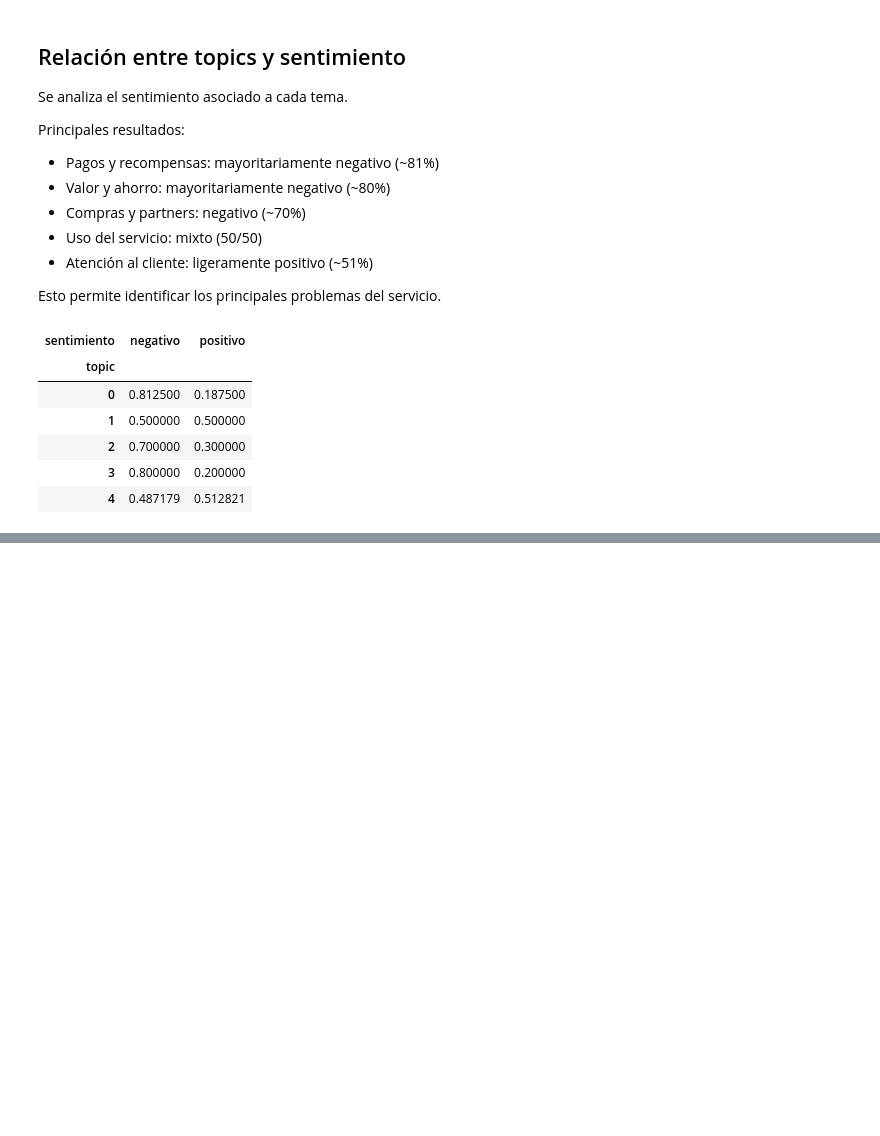
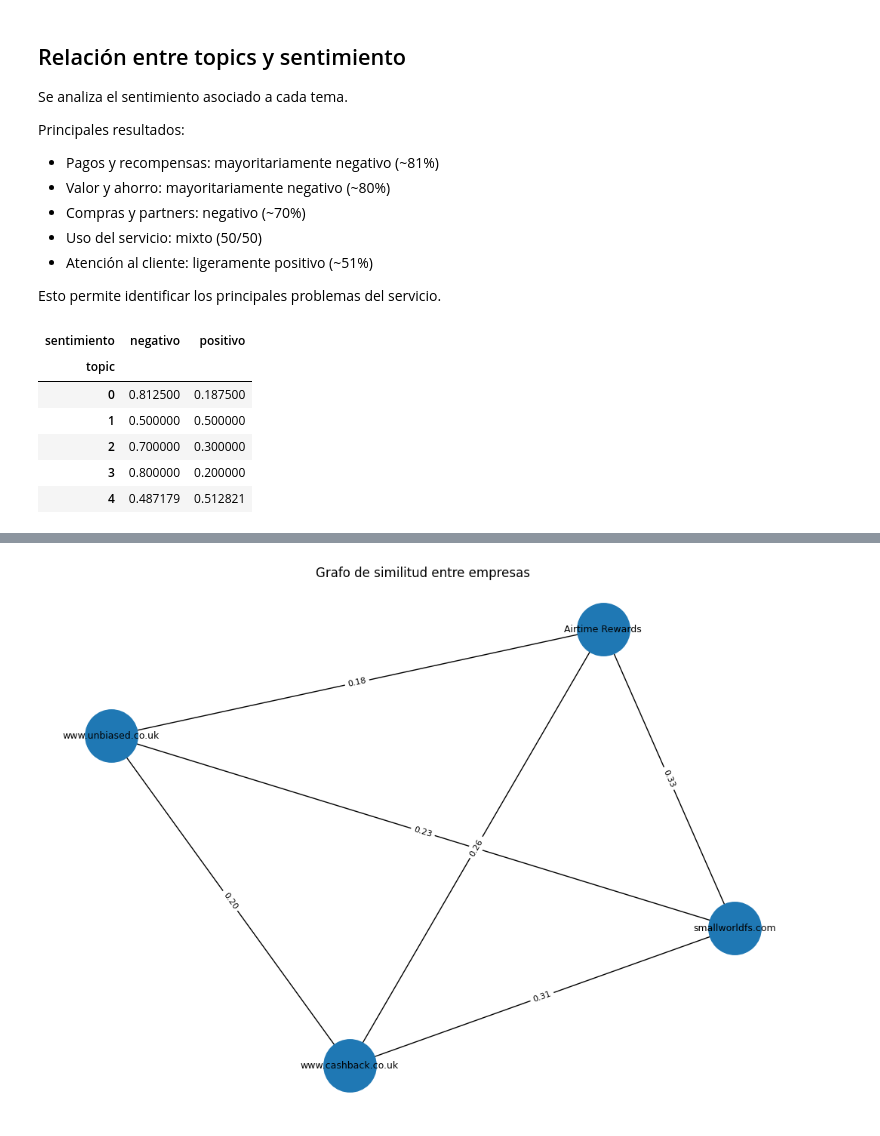
Before and after one commit to pepetorres80/trustpilot-nlp-project, a Jupyter notebook: notebooks/01_exploracion_y_seleccion_empresa.ipynb, the cells around one changed output, grey strips where cells are left out. Drawn from its saved outputs; the diff is of its cells as text; code cells hidden in the pictures; blank space fills up the shorter version.

```diff
--- a/notebooks/01_exploracion_y_seleccion_empresa.ipynb
+++ b/notebooks/01_exploracion_y_seleccion_empresa.ipynb
@@ -387,0 +503,9 @@ Se recomienda:
+# %%
+from sklearn.feature_extraction.text import CountVectorizer
+from sklearn.decomposition import LatentDirichletAllocation
+
+vectorizer_comp = CountVectorizer(max_df=0.9, min_df=5)
+X_comp = vectorizer_comp.fit_transform(df_comp["clean_review"])
+
+lda_comp = LatentDirichletAllocation(n_components=5, random_state=42)
+lda_comp.fit(X_comp)
@@ -387,0 +514,6 @@ Se recomienda:
+# %%
+words_comp = vectorizer_comp.get_feature_names_out()
+
+for i, topic in enumerate(lda_comp.components_):
+    print(f"\nTopic {i}:")
+    print([words_comp[i] for i in topic.argsort()[-10:]])
@@ -387,0 +556,66 @@ Se recomienda:
+# %%
+df_empresa_comp = df_empresa.copy()
+df_empresa_comp.loc[:, "company"] = "Airtime Rewards"
+
+df_total = pd.concat([df_empresa_comp, df_comp], ignore_index=True)
+# %%
+from sklearn.feature_extraction.text import TfidfVectorizer
+from sklearn.metrics.pairwise import cosine_similarity
+import networkx as nx
+import pandas as pd
+import matplotlib.pyplot as plt
+import numpy as np
+
+# 1. Agrupar todas las reseñas limpias por empresa
+df_group = df_total.groupby("company")["clean_review"].apply(lambda x: " ".join(x))
+
+print("Empresas analizadas:")
+print(df_group.index.tolist())
+print("\nNúmero de documentos:", len(df_group))
+
+# 2. TF-IDF
+tfidf = TfidfVectorizer(max_df=1.0, min_df=1)
+X = tfidf.fit_transform(df_group)
+
+# 3. Matriz de similitud
+sim = cosine_similarity(X)
+
+empresas = df_group.index.tolist()
+sim_df = pd.DataFrame(sim, index=empresas, columns=empresas)
+
+print("\nMatriz de similitud:")
+display(sim_df)
+
+# 4. Crear grafo SIN umbral inicial
+G_emp = nx.Graph()
+
+for empresa in empresas:
+    G_emp.add_node(empresa)
+
+for i in range(len(empresas)):
+    for j in range(i + 1, len(empresas)):
+        G_emp.add_edge(empresas[i], empresas[j], weight=sim[i, j])
+
+print("\nAristas creadas:")
+print(list(G_emp.edges(data=True)))
+
+# 5. Visualización
+plt.figure(figsize=(10, 7))
+pos = nx.spring_layout(G_emp, seed=42)
+
+nx.draw(
+    G_emp,
+    pos,
+    with_labels=True,
+    node_size=2500,
+    font_size=9
+)
+
+edge_labels = {
+    (u, v): f"{d['weight']:.2f}" for u, v, d in G_emp.edges(data=True)
+}
+nx.draw_networkx_edge_labels(G_emp, pos, edge_labels=edge_labels, font_size=8)
+
+plt.title("Grafo de similitud entre empresas")
+plt.show()
+# %% [output]
@@ -387,0 +635 @@ Se recomienda:
+[figure, added]
```
Also changed, not shown: parts of 20 cells of this notebook, 1 other file.
